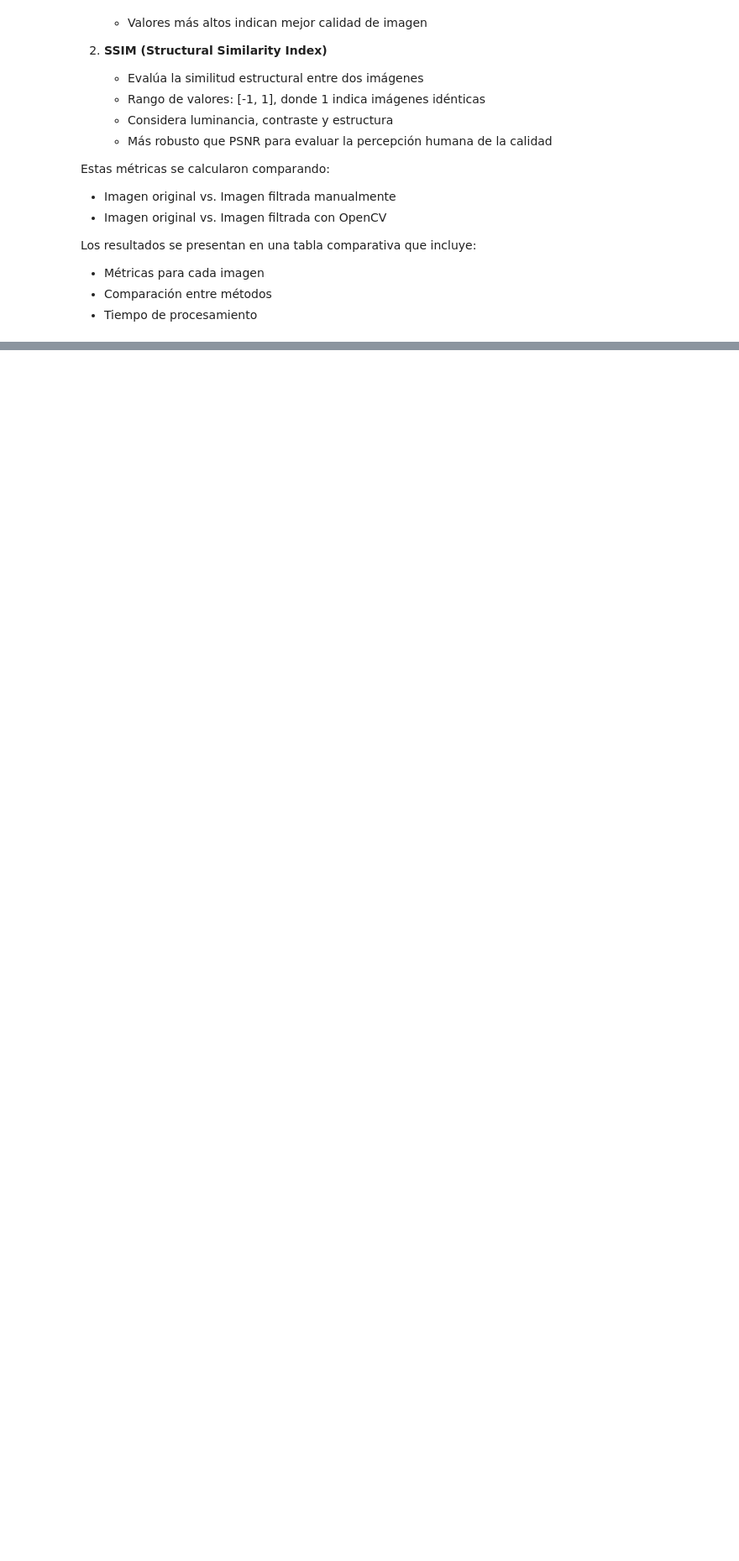
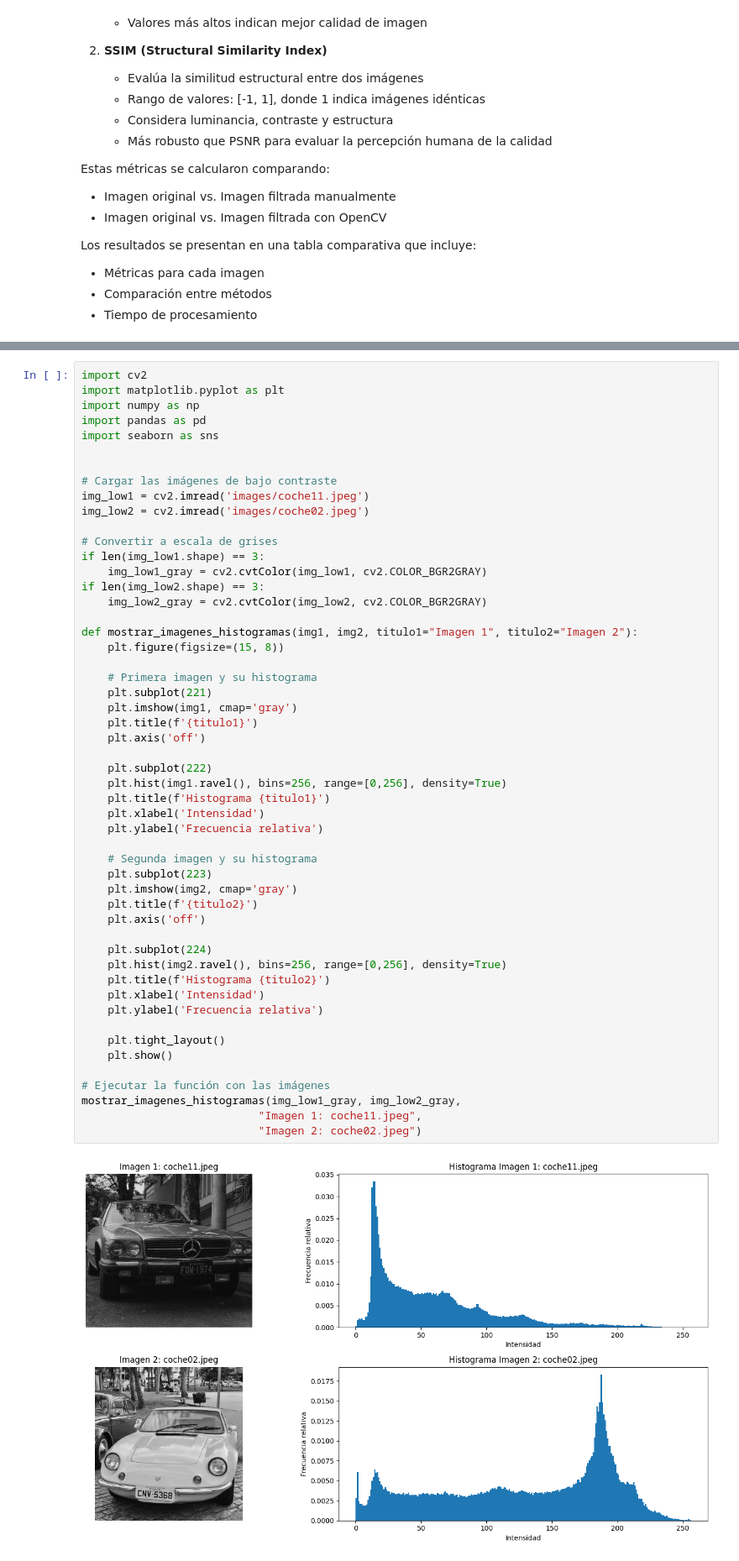
Before and after one commit to drago-do/MaestriaIA-practicas, a Jupyter notebook: semestre-1/percepcion-computacional/tarea-1/Lab-Eliminación-de-anomalias-y-ajuste-de-intensidad-en-imagenes.ipynb, the cells around one changed output, grey strips where cells are left out. Shown at 84% size. Saved outputs shown, nothing was run; the diff lists cells and outputs as text; blank space fills up the shorter version.

```diff
--- a/semestre-1/percepcion-computacional/tarea-1/Lab-Eliminación-de-anomalias-y-ajuste-de-intensidad-en-imagenes.ipynb
+++ b/semestre-1/percepcion-computacional/tarea-1/Lab-Eliminación-de-anomalias-y-ajuste-de-intensidad-en-imagenes.ipynb
@@ -437,0 +474,54 @@ plt.show()
+# %%
+import cv2
+import matplotlib.pyplot as plt
+import numpy as np
+import pandas as pd
+import seaborn as sns
+
+
+# Cargar las imágenes de bajo contraste
+img_low1 = cv2.imread('images/coche11.jpeg')
+img_low2 = cv2.imread('images/coche02.jpeg')
+
+# Convertir a escala de grises
+if len(img_low1.shape) == 3:
+    img_low1_gray = cv2.cvtColor(img_low1, cv2.COLOR_BGR2GRAY)
+if len(img_low2.shape) == 3:
+    img_low2_gray = cv2.cvtColor(img_low2, cv2.COLOR_BGR2GRAY)
+
+def mostrar_imagenes_histogramas(img1, img2, titulo1="Imagen 1", titulo2="Imagen 2"):
+    plt.figure(figsize=(15, 8))
+
+    # Primera imagen y su histograma
+    plt.subplot(221)
+    plt.imshow(img1, cmap='gray')
+    plt.title(f'{titulo1}')
+    plt.axis('off')
+
+    plt.subplot(222)
+    plt.hist(img1.ravel(), bins=256, range=[0,256], density=True)
+    plt.title(f'Histograma {titulo1}')
+    plt.xlabel('Intensidad')
+    plt.ylabel('Frecuencia relativa')
+
+    # Segunda imagen y su histograma
+    plt.subplot(223)
+    plt.imshow(img2, cmap='gray')
+    plt.title(f'{titulo2}')
+    plt.axis('off')
+
+    plt.subplot(224)
+    plt.hist(img2.ravel(), bins=256, range=[0,256], density=True)
+    plt.title(f'Histograma {titulo2}')
+    plt.xlabel('Intensidad')
+    plt.ylabel('Frecuencia relativa')
+
+    plt.tight_layout()
+    plt.show()
+
+# Ejecutar la función con las imágenes
+mostrar_imagenes_histogramas(img_low1_gray, img_low2_gray,
+                           "Imagen 1: coche11.jpeg",
+                           "Imagen 2: coche02.jpeg")
+# %% [output]
+[figure, added]
```
Also changed, not shown: parts of 13 cells of this notebook, 1 other file.
